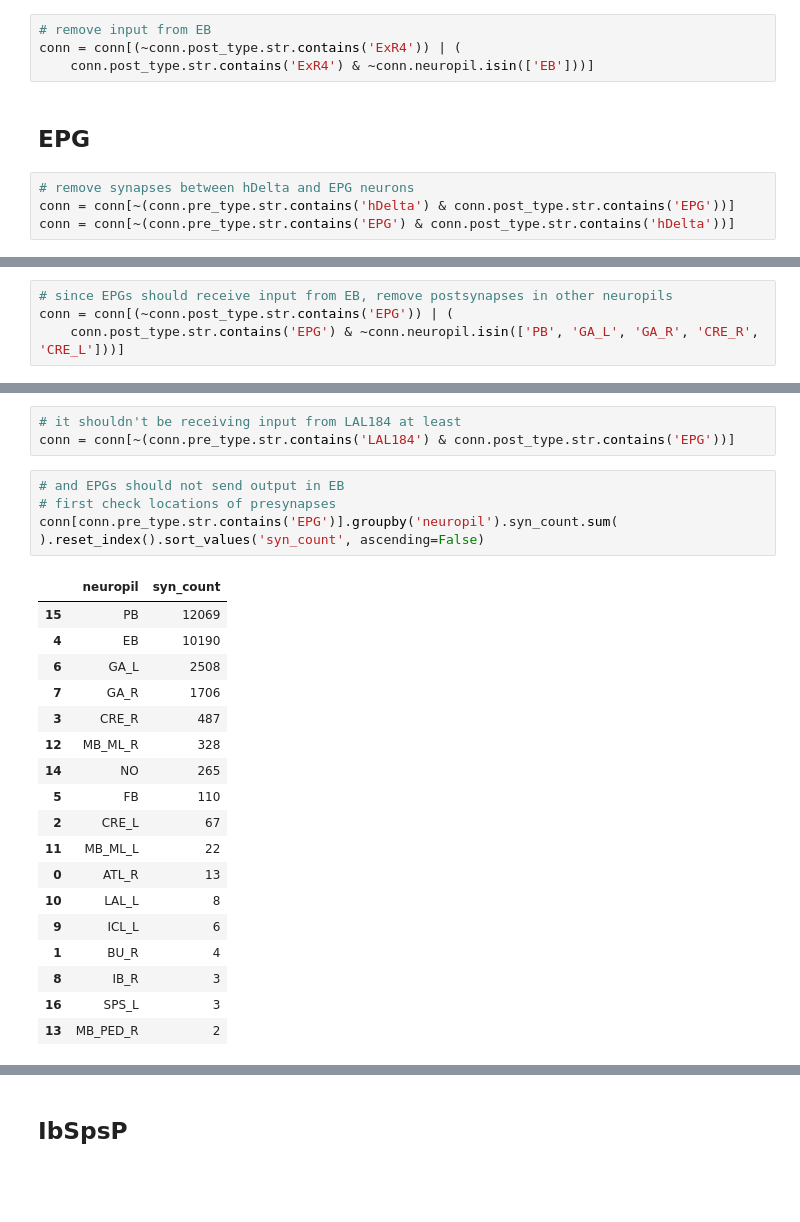
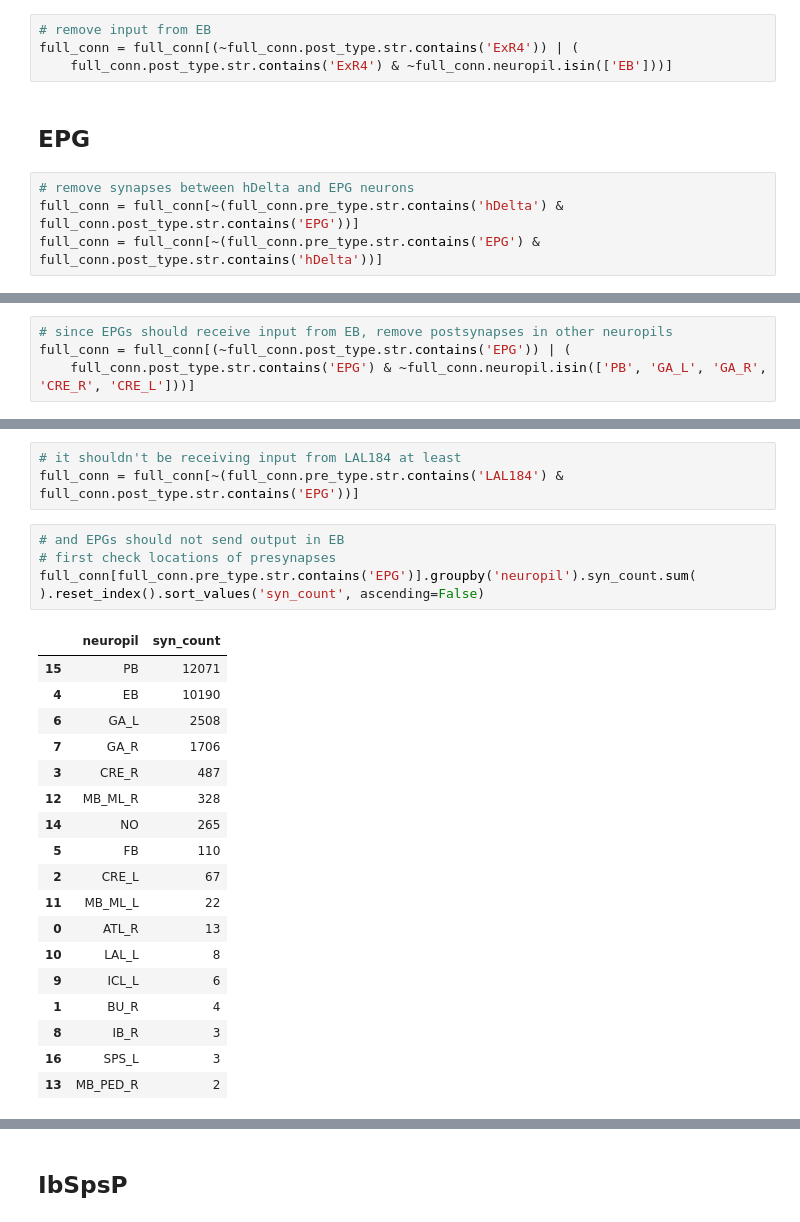
Before and after one commit to YijieYin/connectome_data_prep, a Jupyter notebook: adult_prepare_connectome_cb_neuron_no_CX_axonic_postsynapses.ipynb, the cells around one changed output, grey strips where cells are left out. Drawn from its saved outputs; the diff is of its cells as text; blank space fills up the shorter version.

```diff
--- a/adult_prepare_connectome_cb_neuron_no_CX_axonic_postsynapses.ipynb
+++ b/adult_prepare_connectome_cb_neuron_no_CX_axonic_postsynapses.ipynb
@@ -520,13 +674,13 @@ conn[conn.post_type.str.contains('ExR4')].groupby('neuropil').syn_count.sum(
 | 6 | GNG | 1 |
 # %%
 # remove input from EB
-conn = conn[(~conn.post_type.str.contains('ExR4')) | (
-    conn.post_type.str.contains('ExR4') & ~conn.neuropil.isin(['EB']))]
+full_conn = full_conn[(~full_conn.post_type.str.contains('ExR4')) | (
+    full_conn.post_type.str.contains('ExR4') & ~full_conn.neuropil.isin(['EB']))]
 # %% [markdown]
 ## EPG
 # %%
 # remove synapses between hDelta and EPG neurons
-conn = conn[~(conn.pre_type.str.contains('hDelta') & conn.post_type.str.contains('EPG'))]
-conn = conn[~(conn.pre_type.str.contains('EPG') & conn.post_type.str.contains('hDelta'))]
+full_conn = full_conn[~(full_conn.pre_type.str.contains('hDelta') & full_conn.post_type.str.contains('EPG'))]
+full_conn = full_conn[~(full_conn.pre_type.str.contains('EPG') & full_conn.post_type.str.contains('hDelta'))]
 # %%
 # check the location of the post-syanpses in EPG
@@ -572,7 +726,7 @@ conn[conn.post_type.str.contains('EPG') & conn.pre_type.str.contains('EPG')].gro
 | 11 | MB_PED_R | 1 |
 # %%
 # since EPGs should receive input from EB, remove postsynapses in other neuropils
-conn = conn[(~conn.post_type.str.contains('EPG')) | (
-    conn.post_type.str.contains('EPG') & ~conn.neuropil.isin(['PB', 'GA_L', 'GA_R', 'CRE_R', 'CRE_L']))]
+full_conn = full_conn[(~full_conn.post_type.str.contains('EPG')) | (
+    full_conn.post_type.str.contains('EPG') & ~full_conn.neuropil.isin(['PB', 'GA_L', 'GA_R', 'CRE_R', 'CRE_L']))]
 # %%
 # there are quite a few EPG postsynapses in MB_ML_R. Which cell types?
@@ -596,15 +750,15 @@ conn[conn.post_type.str.contains('EPG') & conn.neuropil.isin(['MB_ML_R'])].group
 | 12 | PFGs | 1 |
 # %%
 # it shouldn't be receiving input from LAL184 at least
-conn = conn[~(conn.pre_type.str.contains('LAL184') & conn.post_type.str.contains('EPG'))]
+full_conn = full_conn[~(full_conn.pre_type.str.contains('LAL184') & full_conn.post_type.str.contains('EPG'))]
 # %%
 # and EPGs should not send output in EB
 # first check locations of presynapses
-conn[conn.pre_type.str.contains('EPG')].groupby('neuropil').syn_count.sum(
+full_conn[full_conn.pre_type.str.contains('EPG')].groupby('neuropil').syn_count.sum(
 ).reset_index().sort_values('syn_count', ascending=False)
 # %% [output]
 |  | neuropil | syn_count |
-| 15 | PB | 12069 |
+| 15 | PB | 12071 |
 | 4 | EB | 10190 |
 | 6 | GA_L | 2508 |
 | 7 | GA_R | 1706 |
```
Also changed, not shown: parts of 66 cells of this notebook, 2 other files.
